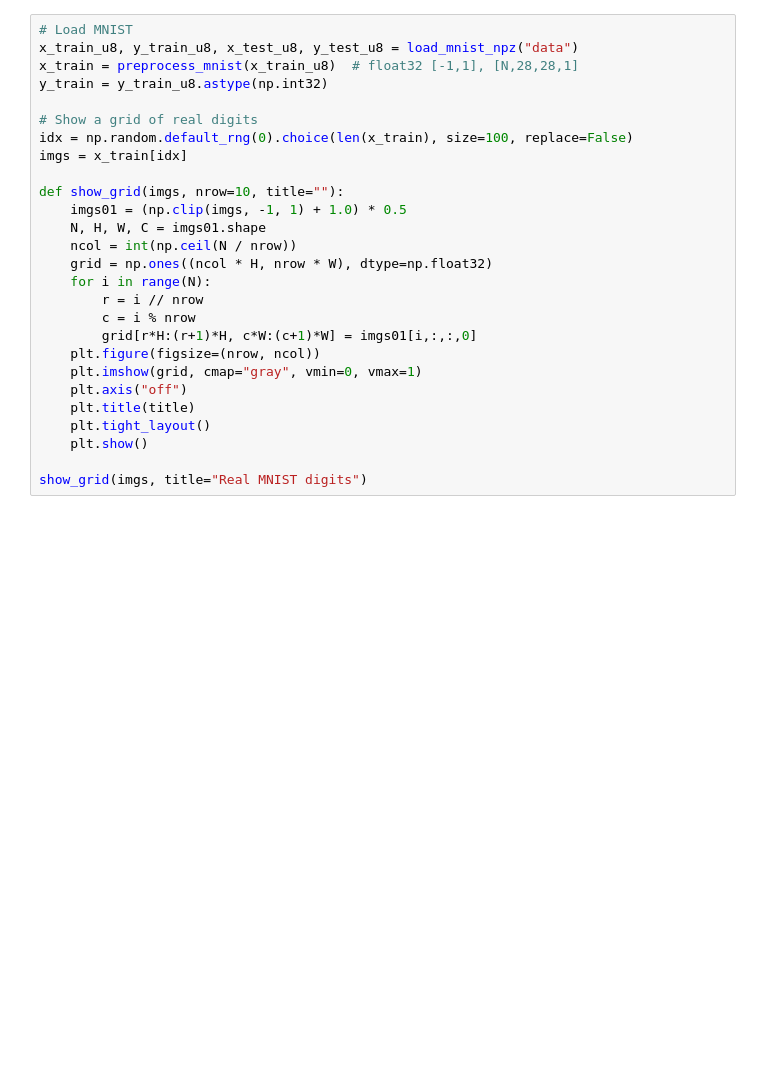
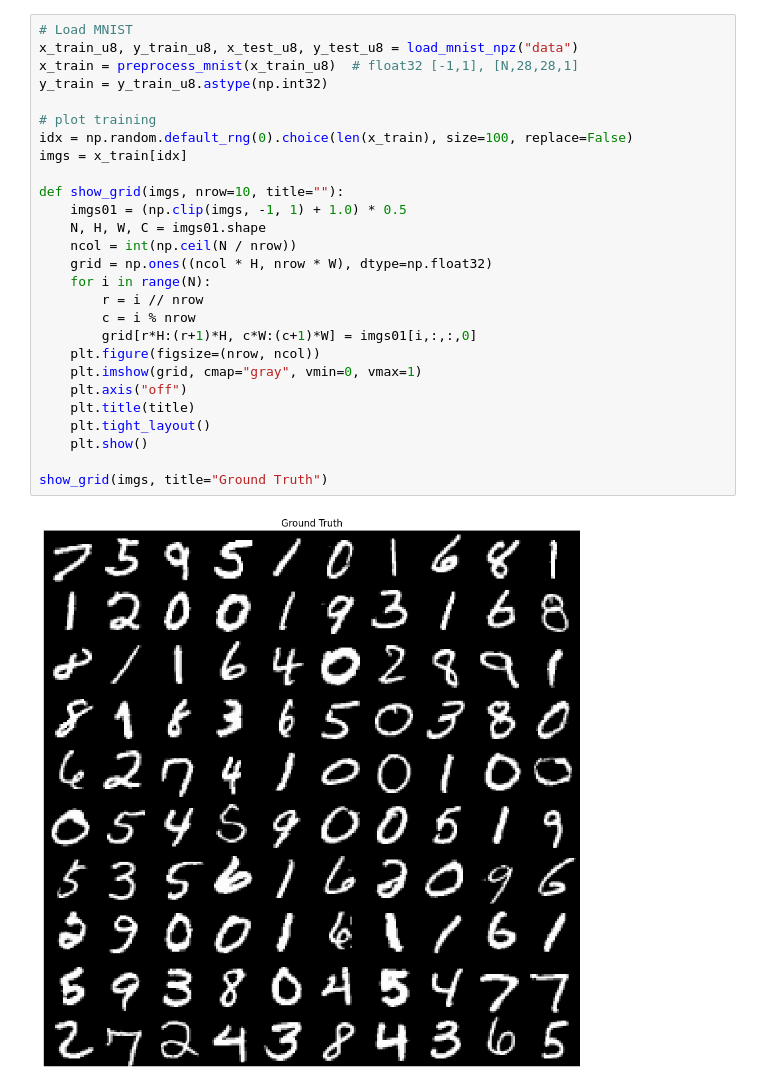
Before and after one commit to wrkhard/driftax, a Jupyter notebook: notebooks/mnist_drifting_dit.ipynb, the cells around one changed output. Cells and saved outputs as stored; diff of their text form; blank space fills up the shorter version.

```diff
--- a/notebooks/mnist_drifting_dit.ipynb
+++ b/notebooks/mnist_drifting_dit.ipynb
@@ -44,28 +39,30 @@ print("JAX devices:", jax.devices())
 # %%
 # Load MNIST
 x_train_u8, y_train_u8, x_test_u8, y_test_u8 = load_mnist_npz("data")
 x_train = preprocess_mnist(x_train_u8)  # float32 [-1,1], [N,28,28,1]
 y_train = y_train_u8.astype(np.int32)
 
-# Show a grid of real digits
+# plot training
 idx = np.random.default_rng(0).choice(len(x_train), size=100, replace=False)
 imgs = x_train[idx]
 
 def show_grid(imgs, nrow=10, title=""):
     imgs01 = (np.clip(imgs, -1, 1) + 1.0) * 0.5
     N, H, W, C = imgs01.shape
     ncol = int(np.ceil(N / nrow))
     grid = np.ones((ncol * H, nrow * W), dtype=np.float32)
     for i in range(N):
         r = i // nrow
         c = i % nrow
         grid[r*H:(r+1)*H, c*W:(c+1)*W] = imgs01[i,:,:,0]
     plt.figure(figsize=(nrow, ncol))
     plt.imshow(grid, cmap="gray", vmin=0, vmax=1)
     plt.axis("off")
     plt.title(title)
     plt.tight_layout()
     plt.show()
 
-show_grid(imgs, title="Real MNIST digits")
+show_grid(imgs, title="Ground Truth")
+# %% [output]
+[figure, added]
 # %%
```
Also changed, not shown: parts of 4 cells of this notebook, 16 other files.
